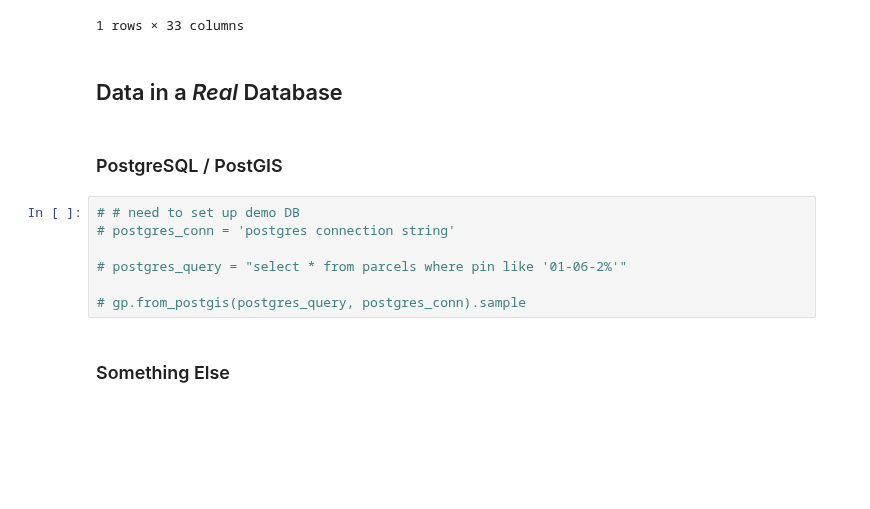
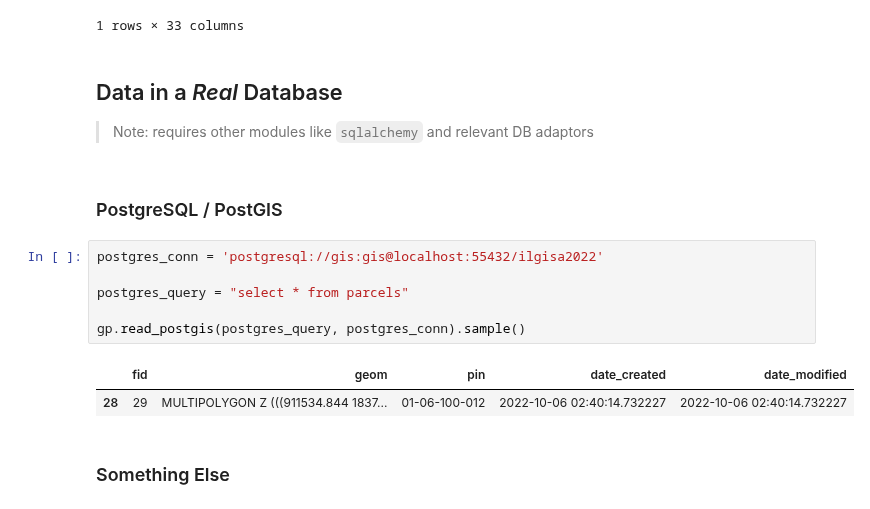
Before and after one commit to kcgis/farm-cards, a Jupyter notebook: farm-cards.ipynb, the cells around one changed output. Drawn from its saved outputs; the diff is of its cells as text; blank space fills up the shorter version.

Commit message:
other filetypes / local db conn

```diff
--- a/farm-cards.ipynb
+++ b/farm-cards.ipynb
@@ -163,15 +194,19 @@ gp.read_file('resources/input_pins.geojson').sample()
 1 rows × 33 columns
 # %% [markdown]
 ## Data in a *Real* Database
+
+> Note: requires other modules like `sqlalchemy` and relevant DB adaptors
 # %% [markdown]
 ### PostgreSQL / PostGIS
-# %%
-# # need to set up demo DB
-# postgres_conn = 'postgres connection string'
-
-# postgres_query = "select * from parcels where pin like '01-06-2%'"
-
-# gp.from_postgis(postgres_query, postgres_conn).sample
+# %%
+postgres_conn = 'postgresql://gis:gis@localhost:55432/ilgisa2022'
+
+postgres_query = "select * from parcels"
+
+gp.read_postgis(postgres_query, postgres_conn).sample()
+# %% [output]
+|  | fid | geom | pin | date_created | date_modified |
+| 28 | 29 | MULTIPOLYGON Z (((911534.844 1837... | 01-06-100-012 | 2022-10-06 02:40:14.732227 | 2022-10-06 02:40:14.732227 |
 # %% [markdown]
 ### Something Else
 # %% [markdown]
```
Also changed, not shown: parts of 15 cells of this notebook.
